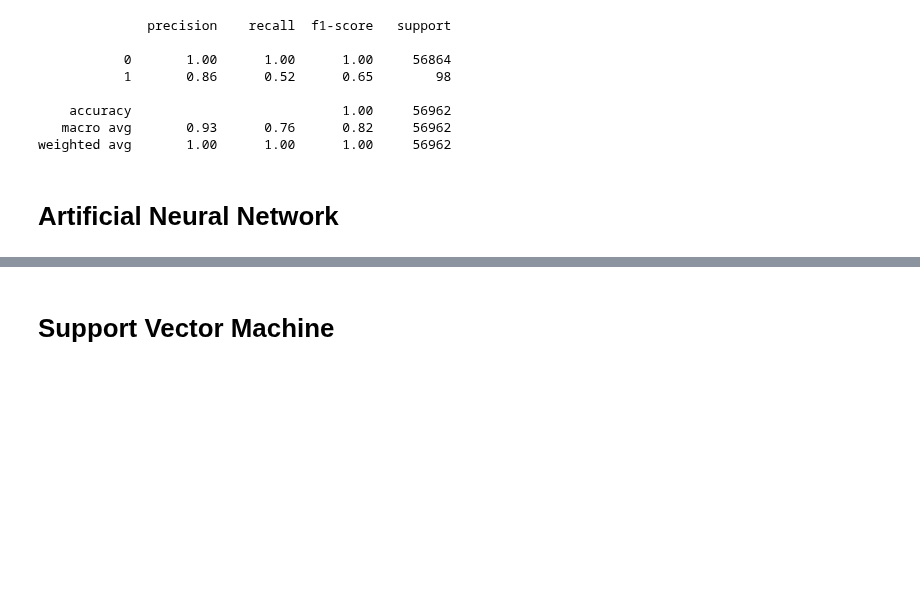
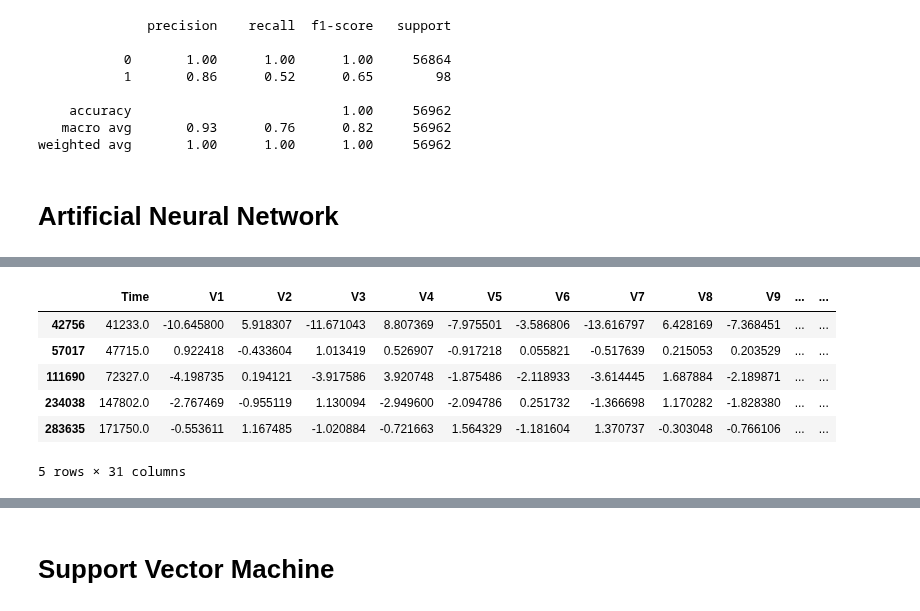
Before and after one commit to Raihana90/Credit-Card-Fraud-Detection, a Jupyter notebook: credit_card_index.ipynb, the cells around one changed output, grey strips where cells are left out. Cells and saved outputs as stored; diff of their text form; code cells hidden in the pictures; blank space fills up the shorter version.

```diff
--- a/credit_card_index.ipynb
+++ b/credit_card_index.ipynb
@@ -211,0 +241,3 @@ weighted avg       1.00      1.00      1.00     56962
+# %%
+credit_card_df = pd.read_csv("/Users/Matt/Documents/GitHub/Credit-Card-Fraud-Detection/creditcard.csv")
+credit_card_df.head()
@@ -211,0 +252,25 @@ weighted avg       1.00      1.00      1.00     56962
+# %%
+# Pickout the valid transactions.
+
+valid_transactions = credit_card_df.loc[credit_card_df['Class'] == 0.0]
+fraudulent_transactions = credit_card_df.drop(valid_transactions.index)
+# %%
+# Create a more balanced data set. This training set will have a 50 / 50 split of valid and fraudulent transactions.
+# I'll randomly sample 492 valid transactions and then add on the remaining 492 invalid transactions for a total of
+# 984.
+
+valid_sample = valid_transactions.sample(492)
+
+# Shuffle the data
+
+sample_data_df = pd.concat([valid_sample, fraudulent_transactions]).sample(frac = 1, random_state = 42)
+
+sample_data_df.head()
+# %% [output]
+|  | Time | V1 | V2 | V3 | V4 | V5 | V6 | V7 | V8 | V9 | ... | ... |
+| 42756 | 41233.0 | -10.645800 | 5.918307 | -11.671043 | 8.807369 | -7.975501 | -3.586806 | -13.616797 | 6.428169 | -7.368451 | ... | ... |
+| 57017 | 47715.0 | 0.922418 | -0.433604 | 1.013419 | 0.526907 | -0.917218 | 0.055821 | -0.517639 | 0.215053 | 0.203529 | ... | ... |
+| 111690 | 72327.0 | -4.198735 | 0.194121 | -3.917586 | 3.920748 | -1.875486 | -2.118933 | -3.614445 | 1.687884 | -2.189871 | ... | ... |
+| 234038 | 147802.0 | -2.767469 | -0.955119 | 1.130094 | -2.949600 | -2.094786 | 0.251732 | -1.366698 | 1.170282 | -1.828380 | ... | ... |
+| 283635 | 171750.0 | -0.553611 | 1.167485 | -1.020884 | -0.721663 | 1.564329 | -1.181604 | 1.370737 | -0.303048 | -0.766106 | ... | ... |
+5 rows × 31 columns
```
Also changed, not shown: parts of 20 cells of this notebook.
